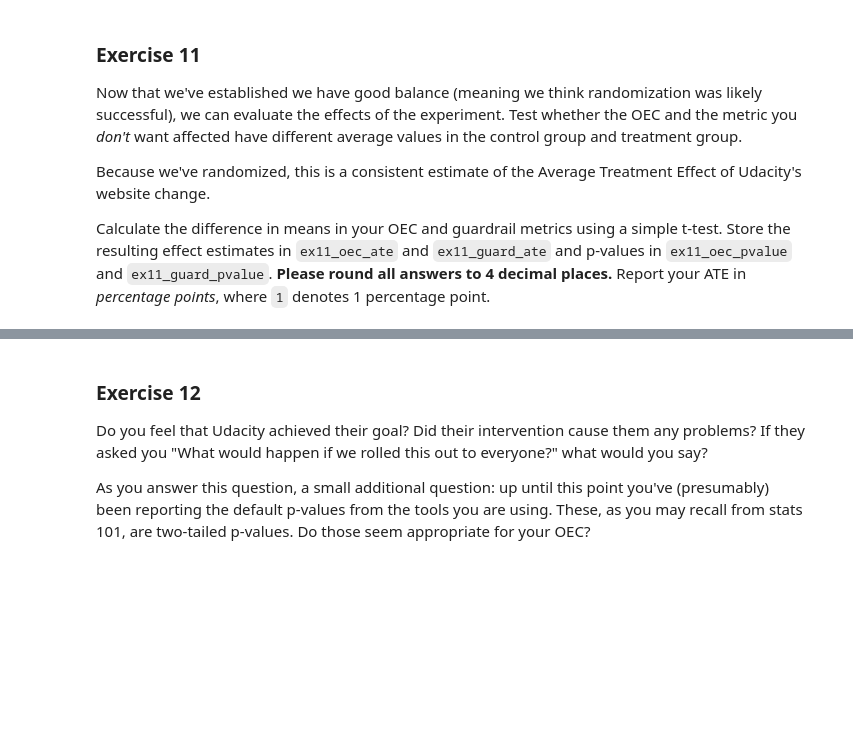
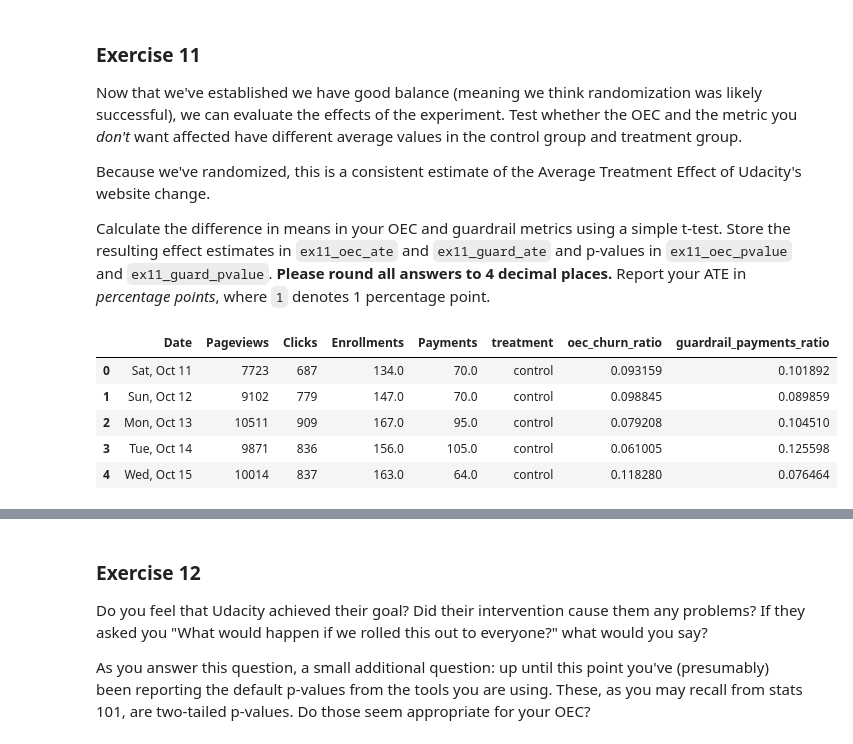
Before and after one commit to BarbaraPFloresRios/IDS701_UnifyingDataScience_CausalInference, a Jupyter notebook: 20240319_ExerciseABTesting/exercise_abtesting.ipynb, the cells around one changed output, grey strips where cells are left out. Cells and saved outputs as stored; diff of their text form; code cells hidden in the pictures; blank space fills up the shorter version.

```diff
--- a/20240319_ExerciseABTesting/exercise_abtesting.ipynb
+++ b/20240319_ExerciseABTesting/exercise_abtesting.ipynb
@@ -185,8 +187,7 @@ Just to make sure you're on track, your measure should have an average value of
 >
 >Udacity's objective is to reduce this churn ratio with the modification in the enrollment process.
 # %%
-data["oec_churn_ratio"] = (data["Enrollments"] -
-                           data["Payments"]) / data["Clicks"]
+data["oec_churn_ratio"] = (data["Enrollments"] - data["Payments"]) / data["Clicks"]
 ex4_avg_oec = data["oec_churn_ratio"].mean()
 results["ex4_avg_oec"] = round(ex4_avg_oec, 4)
 print(
@@ -333,3 +337,12 @@ Now that we've established we have good balance (meaning we think randomization
 Because we've randomized, this is a consistent estimate of the Average Treatment Effect of Udacity's website change.
 
 Calculate the difference in means in your OEC and guardrail metrics using a simple t-test. Store the resulting effect estimates in `ex11_oec_ate` and `ex11_guard_ate` and p-values in `ex11_oec_pvalue` and `ex11_guard_pvalue`. **Please round all answers to 4 decimal places.** Report your ATE in *percentage points*, where `1` denotes 1 percentage point.
+# %%
+data.head()
+# %% [output]
+|  | Date | Pageviews | Clicks | Enrollments | Payments | treatment | oec_churn_ratio | guardrail_payments_ratio |
+| 0 | Sat, Oct 11 | 7723 | 687 | 134.0 | 70.0 | control | 0.093159 | 0.101892 |
+| 1 | Sun, Oct 12 | 9102 | 779 | 147.0 | 70.0 | control | 0.098845 | 0.089859 |
+| 2 | Mon, Oct 13 | 10511 | 909 | 167.0 | 95.0 | control | 0.079208 | 0.104510 |
+| 3 | Tue, Oct 14 | 9871 | 836 | 156.0 | 105.0 | control | 0.061005 | 0.125598 |
+| 4 | Wed, Oct 15 | 10014 | 837 | 163.0 | 64.0 | control | 0.118280 | 0.076464 |
```
Also changed, not shown: parts of 13 cells of this notebook.
